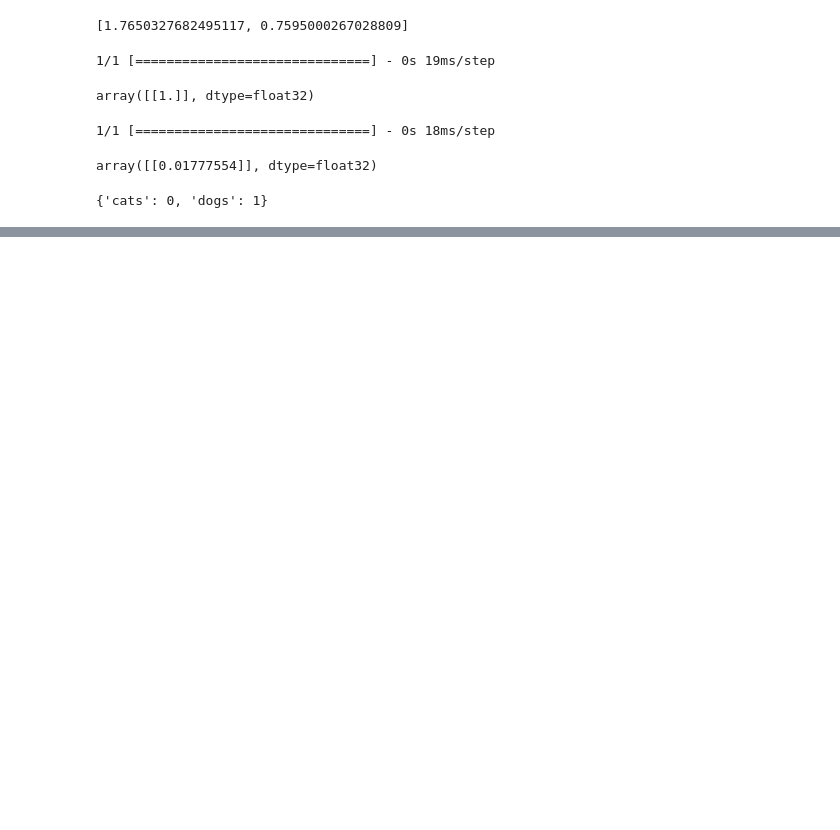
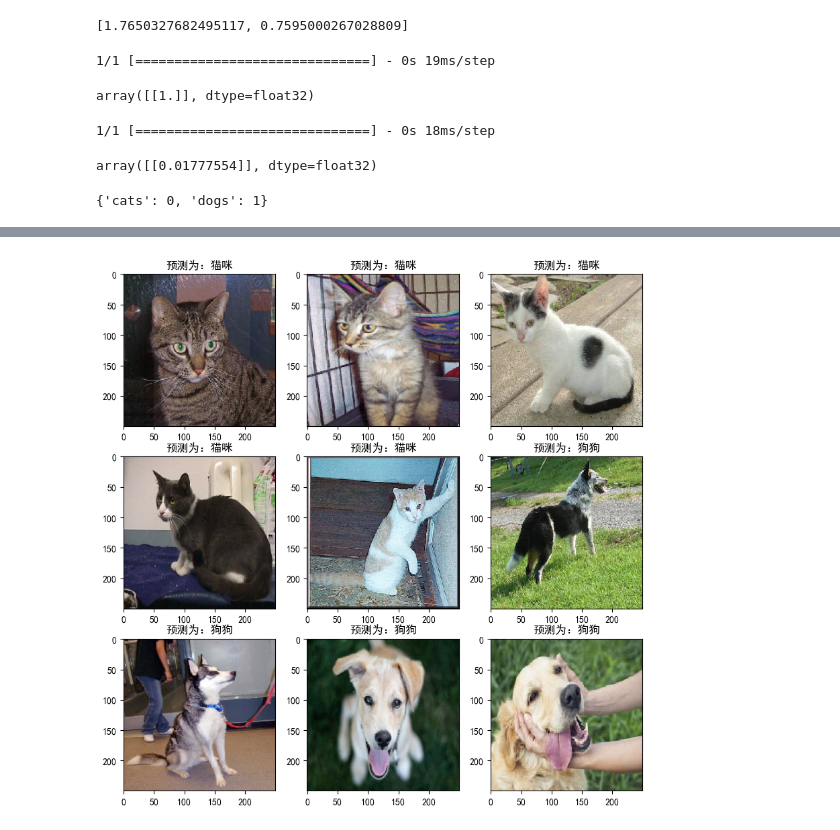
Before and after one commit to ChaoEcho/ml_learn, a Jupyter notebook: my_learn/learn-8-8.ipynb, the cells around one changed output, grey strips where cells are left out. Drawn from its saved outputs; the diff is of its cells as text; code cells hidden in the pictures; blank space fills up the shorter version.

```diff
--- a/my_learn/learn-8-8.ipynb
+++ b/my_learn/learn-8-8.ipynb
@@ -120,0 +241,4 @@ training_set.class_indices
+# %%
+from sklearn.model_selection import train_test_split
+X_train,X_test,y_train,y_test = train_test_split(X,y,test_size=0.3,random_state=50)
+X_train.shape,X_test.shape,X.shape
@@ -120,0 +247,8 @@ training_set.class_indices
+# %%
+from keras.models import Sequential
+from keras.layers import Dense
+
+model = Sequential()
+model.add(Dense(units=10,activation='relu',input_dim=25088))
+model.add(Dense(units=1,activation='sigmoid'))
+model.summary()
@@ -120,0 +269,3 @@ training_set.class_indices
+# %%
+model.compile(optimizer='adam',loss='binary_crossentropy',metrics=['accuracy'])
+model.fit(X_train,y_train,epochs=50)
@@ -120,0 +308,32 @@ training_set.class_indices
+# %%
+# coding:utf-8
+import matplotlib as mlp
+font2 = {'family' : 'SimHei',
+         'weight' : 'normal',
+         'size'   : 20,
+         }
+mlp.rcParams['font.family'] = 'SimHei'
+mlp.rcParams['axes.unicode_minus'] = False
+from matplotlib import pyplot as plt
+from matplotlib.image import imread
+from keras.models import load_model
+#from cv2 import load_img
+a = [i for i in range(1,10)]
+fig = plt.figure(figsize=(10,10))
+for i in a:
+    img_name = 'D:/Resource/EchoChao/Projects/Pycharm/learing/other_learn/week8/' + str(i)+'.jpg'
+    img_path = img_name
+    img = load_img(img_path, target_size=(224, 224))
+    img = img_to_array(img)
+    x = np.expand_dims(img,axis=0)
+    x = preprocess_input(x)
+    x_vgg = model_vgg.predict(x)
+    x_vgg = x_vgg.reshape(1,25088)
+    result = model.predict(x_vgg)
+    result = np.round(result).astype(int)
+    img_ori = load_img(img_name, target_size=(250, 250))
+    plt.subplot(3,3,i)
+    plt.imshow(img_ori)
+    plt.title('预测为：狗狗' if result[0][0] == 1 else '预测为：猫咪')
+plt.show()
+# %% [output]
@@ -120,0 +358 @@ training_set.class_indices
+[figure, added]
```
Also changed, not shown: parts of 14 cells of this notebook.
